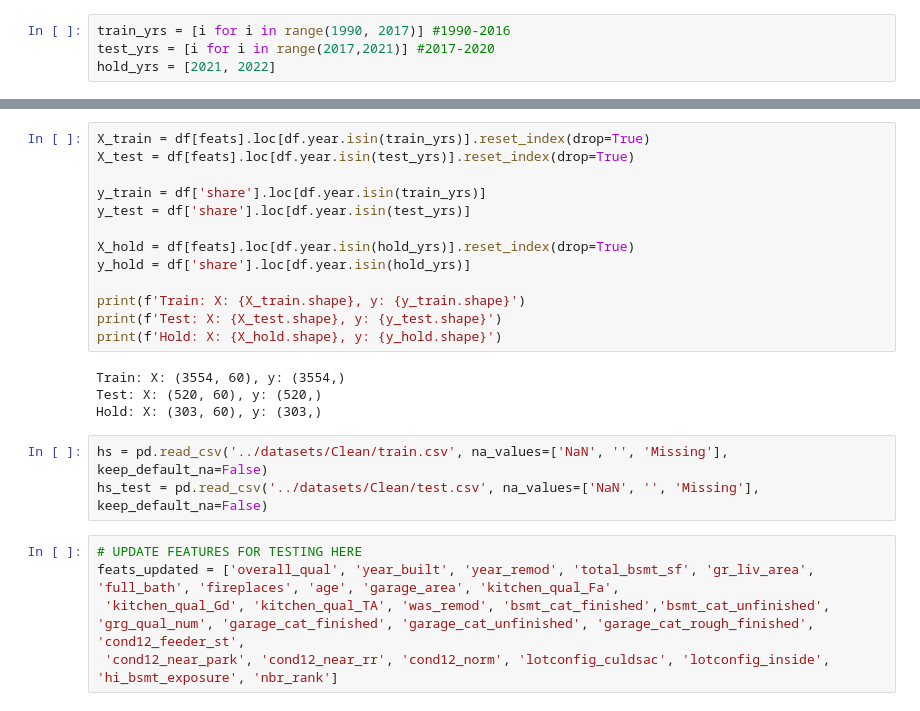
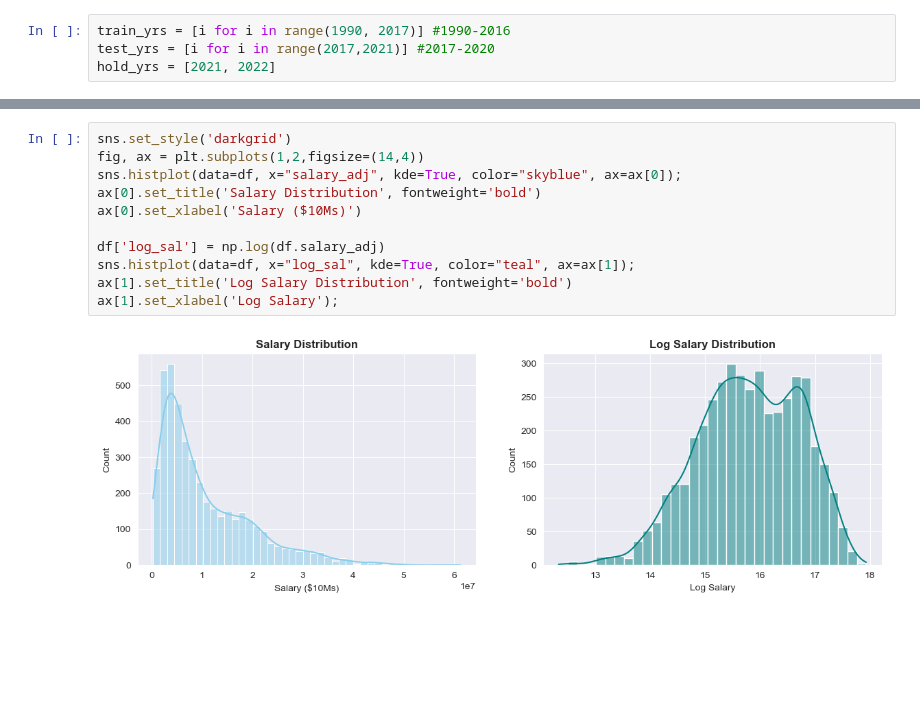
Before and after one commit to farahmalik11/DSI508_Capstone, a Jupyter notebook: code/05_Data_Modeling_II.ipynb, the cells around one changed output, grey strips where cells are left out. Drawn from its saved outputs; the diff is of its cells as text; blank space fills up the shorter version.

```diff
--- a/code/05_Data_Modeling_II.ipynb
+++ b/code/05_Data_Modeling_II.ipynb
@@ -82,25 +80,13 @@ feats = ['age', 'g', 'pg_gs', 'pg_mp', 'pg_fg', 'pg_fga', 'pg_fg%', 'pg_3p', 'pg
-# %%
-X_train = df[feats].loc[df.year.isin(train_yrs)].reset_index(drop=True)
-X_test = df[feats].loc[df.year.isin(test_yrs)].reset_index(drop=True)
-
-y_train = df['share'].loc[df.year.isin(train_yrs)]
-y_test = df['share'].loc[df.year.isin(test_yrs)]
-
-X_hold = df[feats].loc[df.year.isin(hold_yrs)].reset_index(drop=True)
-y_hold = df['share'].loc[df.year.isin(hold_yrs)]
-
-print(f'Train: X: {X_train.shape}, y: {y_train.shape}')
-print(f'Test: X: {X_test.shape}, y: {y_test.shape}')
-print(f'Hold: X: {X_hold.shape}, y: {y_hold.shape}')
-# %% [output]
-Train: X: (3554, 60), y: (3554,)
-Test: X: (520, 60), y: (520,)
-Hold: X: (303, 60), y: (303,)
-# %%
-hs = pd.read_csv('../datasets/Clean/train.csv', na_values=['NaN', '', 'Missing'], keep_default_na=False)
-hs_test = pd.read_csv('../datasets/Clean/test.csv', na_values=['NaN', '', 'Missing'], keep_default_na=False)
-# %%
-# UPDATE FEATURES FOR TESTING HERE
-feats_updated = ['overall_qual', 'year_built', 'year_remod', 'total_bsmt_sf', 'gr_liv_area', 'full_bath', 'fireplaces', 'age', 'garage_area', 'kitchen_qual_Fa',
- 'kitchen_qual_Gd', 'kitchen_qual_TA', 'was_remod', 'bsmt_cat_finished','bsmt_cat_unfinished', 'grg_qual_num', 'garage_cat_finished', 'garage_cat_unfinished', 'garage_cat_rough_finished', 'cond12_feeder_st',
- 'cond12_near_park', 'cond12_near_rr', 'cond12_norm', 'lotconfig_culdsac', 'lotconfig_inside', 'hi_bsmt_exposure', 'nbr_rank']
+# %%
+sns.set_style('darkgrid')
+fig, ax = plt.subplots(1,2,figsize=(14,4))
+sns.histplot(data=df, x="salary_adj", kde=True, color="skyblue", ax=ax[0]);
+ax[0].set_title('Salary Distribution', fontweight='bold')
+ax[0].set_xlabel('Salary ($10Ms)')
+
+df['log_sal'] = np.log(df.salary_adj)
+sns.histplot(data=df, x="log_sal", kde=True, color="teal", ax=ax[1]);
+ax[1].set_title('Log Salary Distribution', fontweight='bold')
+ax[1].set_xlabel('Log Salary');
+# %% [output]
+[figure, added]
```
Also changed, not shown: parts of 78 cells of this notebook, 1 other file.
